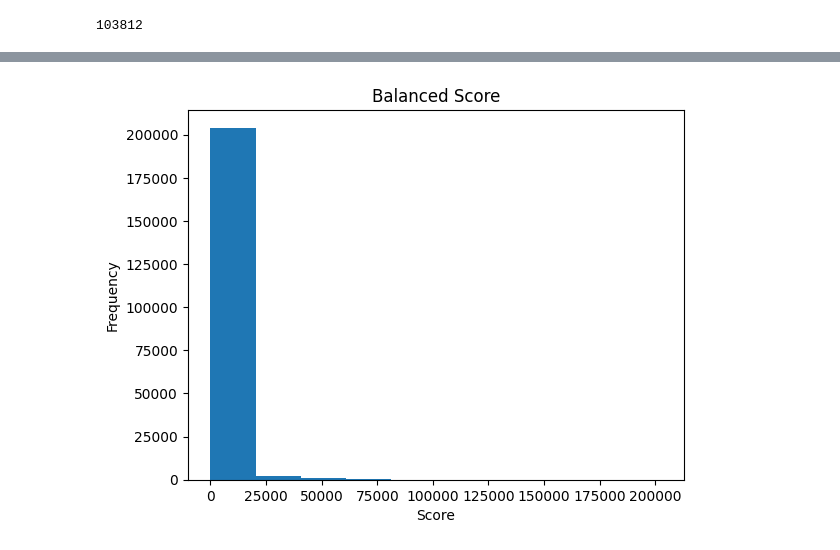
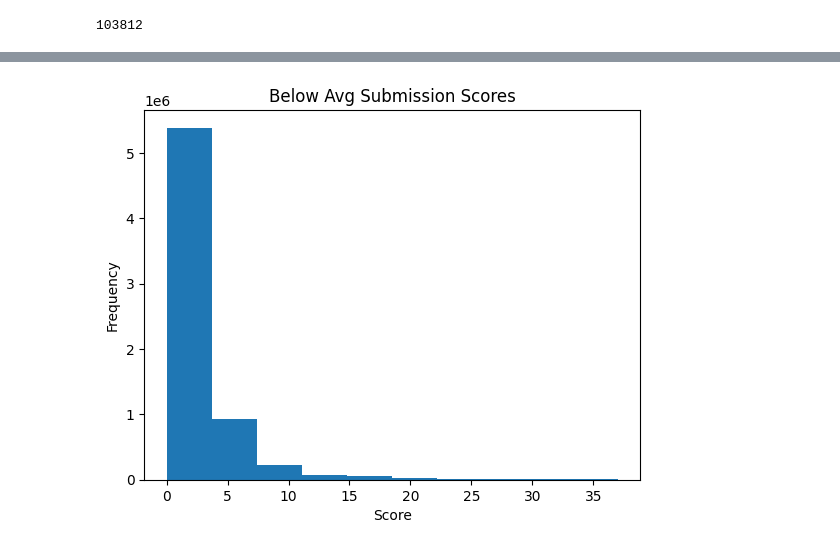
Before and after one commit to Toastjpg/CMPT353-Project, a Jupyter notebook: 3-initial_analysis.ipynb, the cells around one changed output, grey strips where cells are left out. Cells and saved outputs as stored; diff of their text form; code cells hidden in the pictures.

```diff
--- a/3-initial_analysis.ipynb
+++ b/3-initial_analysis.ipynb
@@ -287,8 +319,8 @@ sampled['score'].mean()
 # %%
-plt.hist(sampled['score'])
-plt.title('Balanced Score')
+plt.hist(below_avg['score'])
+plt.title('Below Avg Submission Scores')
 plt.xlabel('Score')
 plt.ylabel('Frequency')
 plt.show()
 # %% [output]
-[figure, old version]
+[figure, new version]
```
Also changed, not shown: parts of 8 cells of this notebook, 3 other files.
